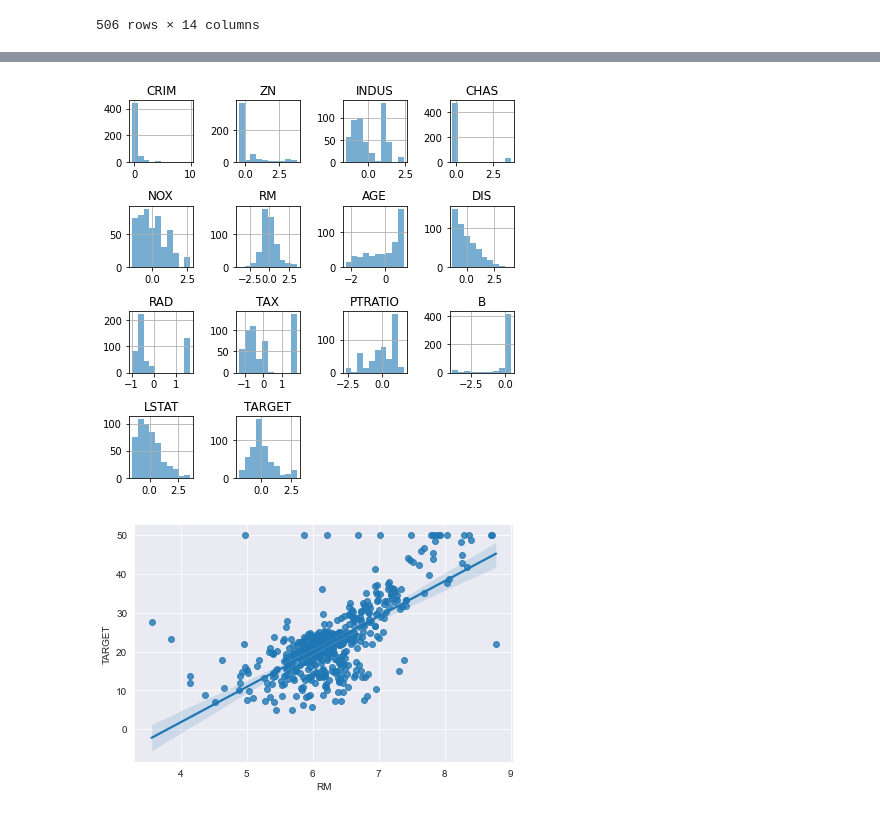
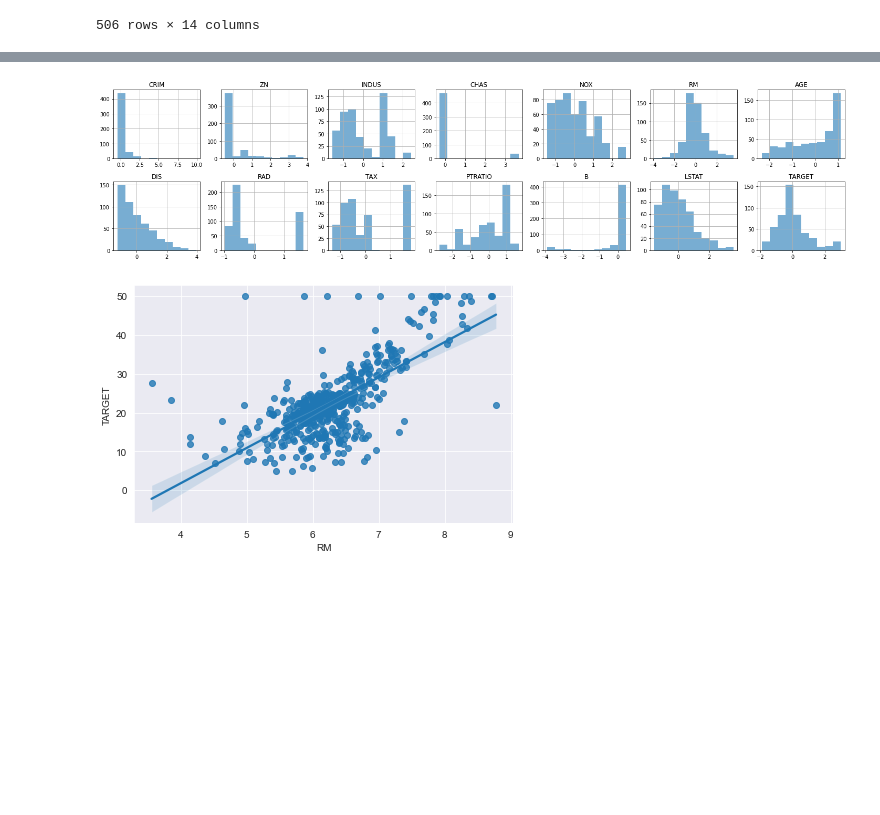
Before and after one commit to Lw-CodeStorage/AI_Demo, a Jupyter notebook: temp.ipynb, the cells around one changed output, grey strips where cells are left out. Cells and saved outputs as stored; diff of their text form; code cells hidden in the pictures; blank space fills up the shorter version.

```diff
--- a/temp.ipynb
+++ b/temp.ipynb
@@ -76,12 +76,12 @@ array([[<AxesSubplot:title={'center':'CRIM'}>,
 # %%
 from sklearn.preprocessing import StandardScaler
 scale = StandardScaler() # Z-scaler 物件
 X_scaled = scale.fit_transform(data_df)
 X_scaled_df = pd.DataFrame(X_scaled,columns=data_df.keys())
-X_scaled_df.hist(alpha=0.6,figsize=(6,6))
+X_scaled_df.hist(alpha=0.6,figsize=(20,5),layout=(2,7))
 plt.tight_layout()
 # %% [output]
-[figure, old version]
+[figure, new version]
 # %%
 sns.set_style("darkgrid")
 sns.regplot(x=data_df["RM"], y=data_df["TARGET"],)
```
Also changed, not shown: parts of 1 cell of this notebook, 4 other files.
